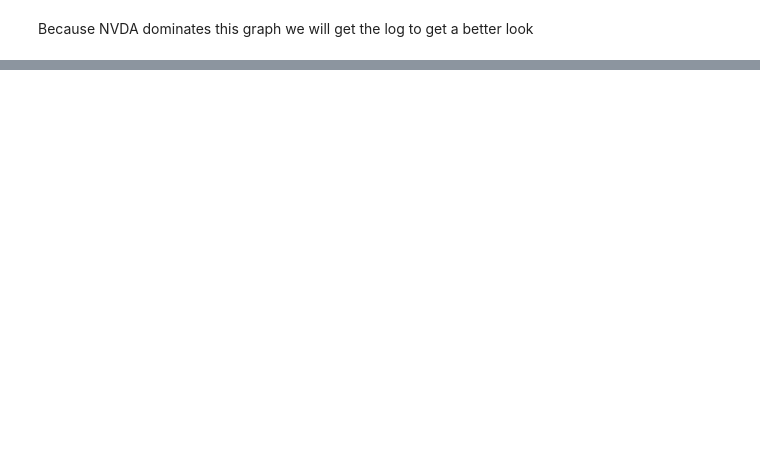
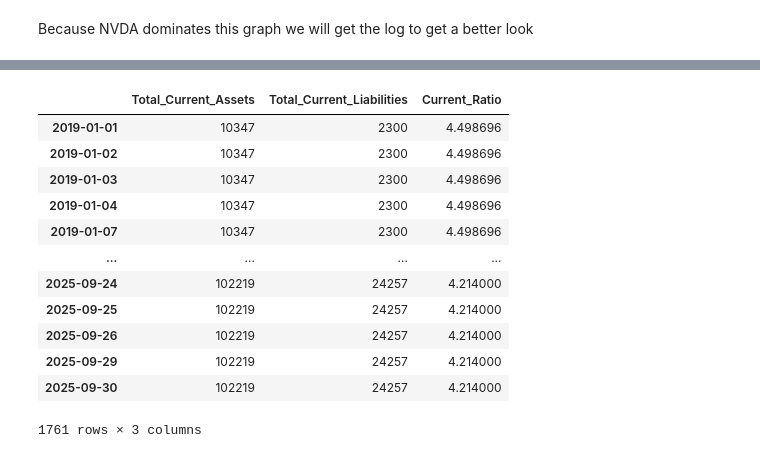
Before and after one commit to vdanielb/stock-market-inference, a Jupyter notebook: project.ipynb, the cells around one changed output, grey strips where cells are left out. Cells and saved outputs as stored; diff of their text form; code cells hidden in the pictures; blank space fills up the shorter version.

```diff
--- a/project.ipynb
+++ b/project.ipynb
@@ -136,0 +218,38 @@ NVDA_returns
+# %%
+# Resample by daily frequency (fill quarterly values across days)
+assets_liabilities_daily = assets_liabilities.resample('D').ffill()
+
+# Alternatively, if you want to align with your stock data date range:
+start_date = "2019-01-01"
+end_date = "2025-09-30"
+date_range = pd.date_range(start=start_date, end=end_date, freq='D')
+
+# Reindex to specific date range and forward fill
+assets_liabilities_daily = assets_liabilities.reindex(date_range, method='ffill')
+
+# Filter out weekends (Saturday=5, Sunday=6)
+assets_liabilities_weekdays = assets_liabilities_daily[assets_liabilities_daily.index.weekday < 5]
+
+# Alternatively, you can use business day frequency from the start
+start_date = "2019-01-01"
+end_date = "2025-09-30"
+business_days = pd.bdate_range(start=start_date, end=end_date)
+
+# Reindex to business days only and forward fill
+assets_liabilities_business = assets_liabilities.reindex(business_days, method='ffill')
+
+assets_liabilities_business
+# %% [output]
+|  | Total_Current_Assets | Total_Current_Liabilities | Current_Ratio |
+| 2019-01-01 | 10347 | 2300 | 4.498696 |
+| 2019-01-02 | 10347 | 2300 | 4.498696 |
+| 2019-01-03 | 10347 | 2300 | 4.498696 |
+| 2019-01-04 | 10347 | 2300 | 4.498696 |
+| 2019-01-07 | 10347 | 2300 | 4.498696 |
+| ... | ... | ... | ... |
+| 2025-09-24 | 102219 | 24257 | 4.214000 |
+| 2025-09-25 | 102219 | 24257 | 4.214000 |
+| 2025-09-26 | 102219 | 24257 | 4.214000 |
+| 2025-09-29 | 102219 | 24257 | 4.214000 |
+| 2025-09-30 | 102219 | 24257 | 4.214000 |
+1761 rows × 3 columns
```
Also changed, not shown: parts of 8 cells of this notebook.
